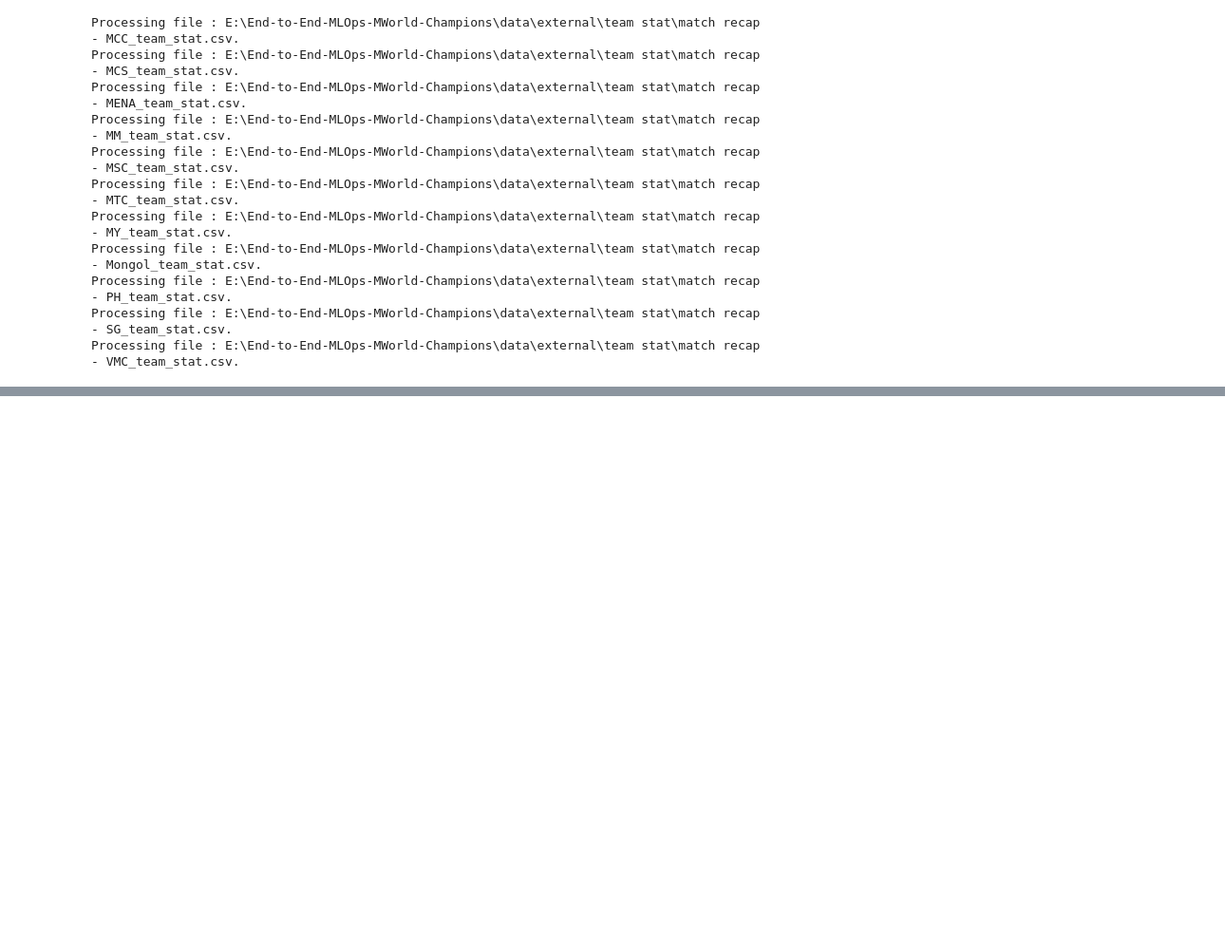
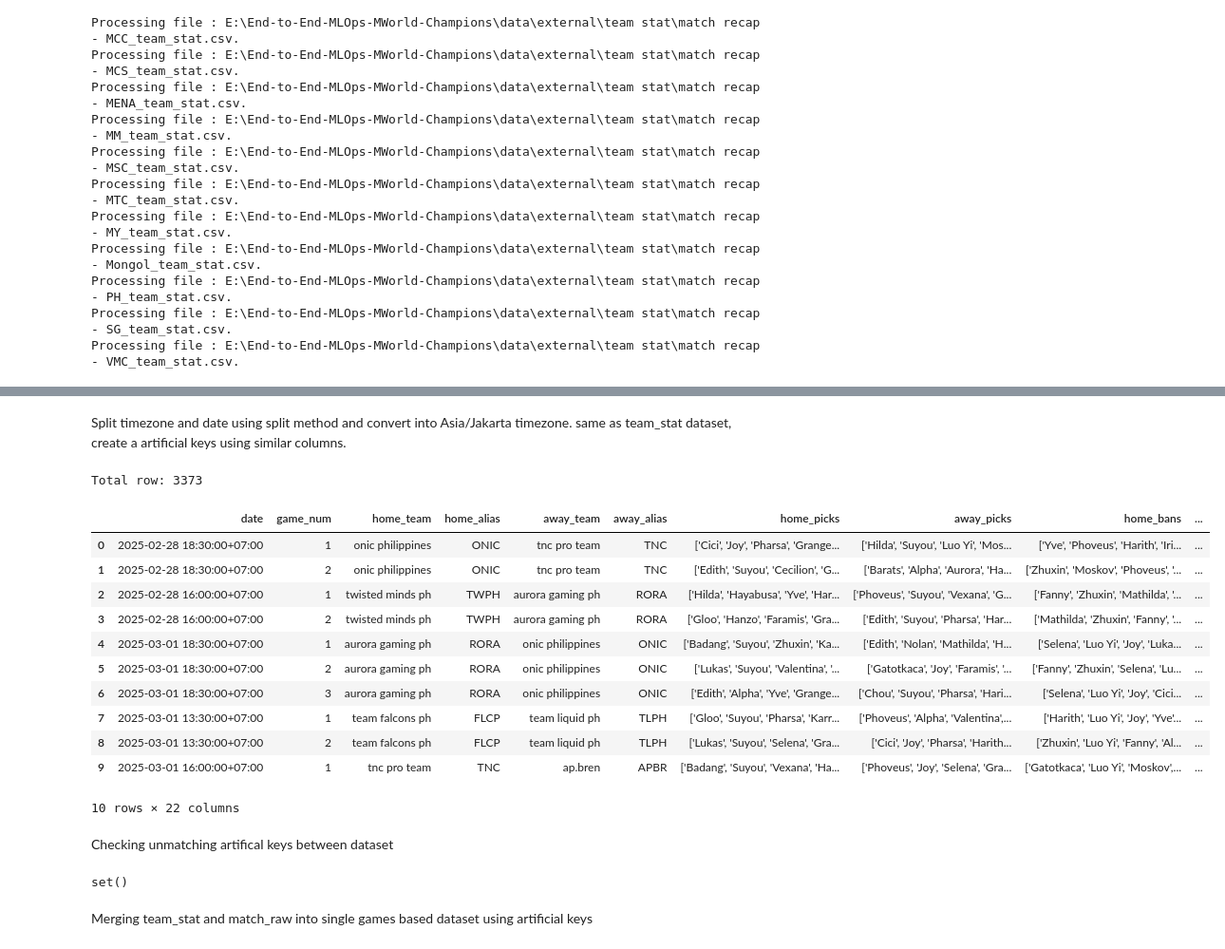
Before and after one commit to imkhlst/End-to-End-MLOps-MWorld-Champions, a Jupyter notebook: notebooks/data_processing.ipynb, the cells around one changed output, grey strips where cells are left out. Shown at 95% size. Saved outputs shown, nothing was run; the diff lists cells and outputs as text; code cells hidden in the pictures; blank space fills up the shorter version.

```diff
--- a/notebooks/data_processing.ipynb
+++ b/notebooks/data_processing.ipynb
@@ -232,0 +376,68 @@ Error:
+# %%
+def convert_to_wib(row):
+    tz = tz_map.get(row["tz"])
+
+    if tz is None:
+        return pd.NaT
+
+    dt = row["date"].tz_localize(tz)
+    return dt.tz_convert("Asia/Jakarta")
+# %% [markdown]
+Split timezone and date using split method and convert into Asia/Jakarta timezone. same as team_stat dataset, create a artificial keys using similar columns.
+# %%
+match_raw = pd.read_csv(r"E:\End-to-End-MLOps-MWorld-Champions\data\raw\match_detail.csv")
+match_raw["game_num"] = match_raw["game_num"].astype("Int64")
+match_raw["tz"] = [i[-4:].strip() if ":" in i else np.nan for i in match_raw["date"] ]
+match_raw["tz"] = match_raw["tz"].bfill()
+match_raw["date"] = pd.to_datetime([date[:-4].strip() if ":" in date else np.nan for date in match_raw["date"]])
+match_raw["date"] = match_raw["date"].ffill()
+match_raw["date"] = match_raw.apply(convert_to_wib, axis=1)
+match_raw["date_only"] = [i.date() for i in match_raw["date"]]
+match_raw = match_raw.drop(columns=["tz"])
+match_raw = match_raw.rename(columns={
+    "tournament": "tournament_name",
+    "tier": "tier_name",
+    "stage": "stage_name",
+    "bracket": "bracket_name",
+    "map": "map_name"
+    }).sort_values(by=["date_only", "tournament_name"], ignore_index=True)
+match_raw.loc[match_raw["home_team"].str.lower() == "bigetron esports", "home_team"] = "Bigetron by Vitality"
+match_raw.loc[match_raw["away_team"].str.lower() == "bigetron esports", "away_team"] = "Bigetron by Vitality"
+match_raw.loc[match_raw["home_team"].str.lower() == "beaiktaa esports", "home_team"] = "Besiktas Esports"
+match_raw.loc[match_raw["away_team"].str.lower() == "beaiktaa esports", "away_team"] = "Besiktas Esports"
+match_raw.loc[match_raw["home_team"].str.lower() == "rlg vietnam", "home_team"] = "RLG SE"
+match_raw.loc[match_raw["away_team"].str.lower() == "rlg vietnam", "away_team"] = "RLG SE"
+match_raw["home_team"] = match_raw["home_team"].str.lower()
+match_raw["away_team"] = match_raw["away_team"].str.lower()
+match_raw["team_pair"] = match_raw.apply(
+    lambda x: sorted([x["home_team"], x["away_team"]]),
+    axis=1
+)
+match_raw["match_keys"] = match_raw[["date_only", "tournament_name", "bracket_name", "team_pair"]].astype(str).agg("_".join, axis=1)
+match_raw["game_keys"] = match_raw[["date_only", "tournament_name", "game_num", "team_pair"]].astype(str).agg("_".join, axis=1)
+match_raw = match_raw.sort_values(by=["date_only", "home_team"]).reset_index(drop=True)
+print(f"Total row: {match_raw.shape[0]}")
+match_raw.head(10)
+# %% [output]
+Total row: 3373
+|  | date | game_num | home_team | home_alias | away_team | away_alias | home_picks | away_picks | home_bans | ... |
+| 0 | 2025-02-28 18:30:00+07:00 | 1 | onic philippines | ONIC | tnc pro team | TNC | ['Cici', 'Joy', 'Pharsa', 'Grange... | ['Hilda', 'Suyou', 'Luo Yi', 'Mos... | ['Yve', 'Phoveus', 'Harith', 'Iri... | ... |
+| 1 | 2025-02-28 18:30:00+07:00 | 2 | onic philippines | ONIC | tnc pro team | TNC | ['Edith', 'Suyou', 'Cecilion', 'G... | ['Barats', 'Alpha', 'Aurora', 'Ha... | ['Zhuxin', 'Moskov', 'Phoveus', '... | ... |
+| 2 | 2025-02-28 16:00:00+07:00 | 1 | twisted minds ph | TWPH | aurora gaming ph | RORA | ['Hilda', 'Hayabusa', 'Yve', 'Har... | ['Phoveus', 'Suyou', 'Vexana', 'G... | ['Fanny', 'Zhuxin', 'Mathilda', '... | ... |
+| 3 | 2025-02-28 16:00:00+07:00 | 2 | twisted minds ph | TWPH | aurora gaming ph | RORA | ['Gloo', 'Hanzo', 'Faramis', 'Gra... | ['Edith', 'Suyou', 'Pharsa', 'Har... | ['Mathilda', 'Zhuxin', 'Fanny', '... | ... |
+| 4 | 2025-03-01 18:30:00+07:00 | 1 | aurora gaming ph | RORA | onic philippines | ONIC | ['Badang', 'Suyou', 'Zhuxin', 'Ka... | ['Edith', 'Nolan', 'Mathilda', 'H... | ['Selena', 'Luo Yi', 'Joy', 'Luka... | ... |
+| 5 | 2025-03-01 18:30:00+07:00 | 2 | aurora gaming ph | RORA | onic philippines | ONIC | ['Lukas', 'Suyou', 'Valentina', '... | ['Gatotkaca', 'Joy', 'Faramis', '... | ['Fanny', 'Zhuxin', 'Selena', 'Lu... | ... |
+| 6 | 2025-03-01 18:30:00+07:00 | 3 | aurora gaming ph | RORA | onic philippines | ONIC | ['Edith', 'Alpha', 'Yve', 'Grange... | ['Chou', 'Suyou', 'Pharsa', 'Hari... | ['Selena', 'Luo Yi', 'Joy', 'Cici... | ... |
+| 7 | 2025-03-01 13:30:00+07:00 | 1 | team falcons ph | FLCP | team liquid ph | TLPH | ['Gloo', 'Suyou', 'Pharsa', 'Karr... | ['Phoveus', 'Alpha', 'Valentina',... | ['Harith', 'Luo Yi', 'Joy', 'Yve'... | ... |
+| 8 | 2025-03-01 13:30:00+07:00 | 2 | team falcons ph | FLCP | team liquid ph | TLPH | ['Lukas', 'Suyou', 'Selena', 'Gra... | ['Cici', 'Joy', 'Pharsa', 'Harith... | ['Zhuxin', 'Luo Yi', 'Fanny', 'Al... | ... |
+| 9 | 2025-03-01 16:00:00+07:00 | 1 | tnc pro team | TNC | ap.bren | APBR | ['Badang', 'Suyou', 'Vexana', 'Ha... | ['Phoveus', 'Joy', 'Selena', 'Gra... | ['Gatotkaca', 'Luo Yi', 'Moskov',... | ... |
+10 rows × 22 columns
+# %% [markdown]
+Checking unmatching artifical keys between dataset
+# %%
+set_diff = set(match_raw["game_keys"]).symmetric_difference(set(teams_stat_raw_merged["game_keys"]))
+set_diff
+# %% [output]
+set()
+# %% [markdown]
+Merging team_stat and match_raw into single games based dataset using artificial keys
```
Also changed, not shown: parts of 50 cells of this notebook.
